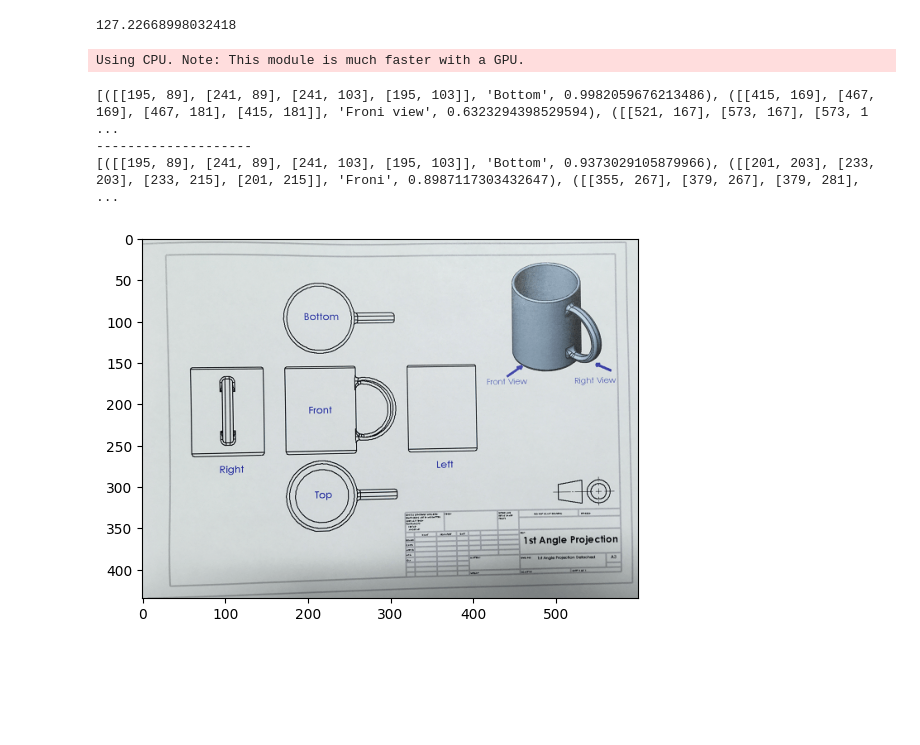
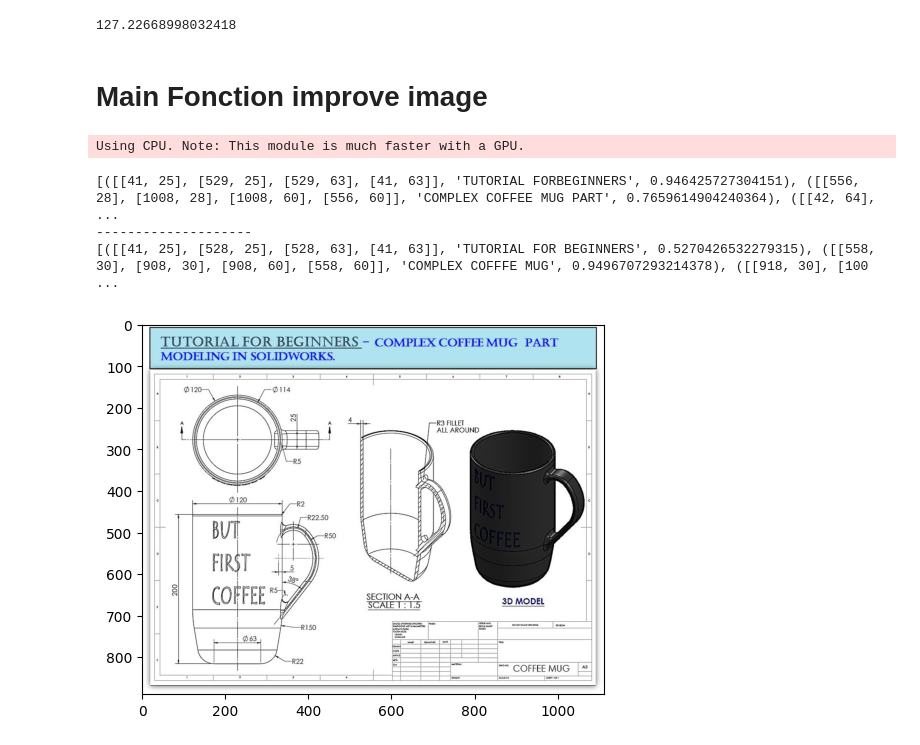
Before and after one commit to nosakail/OCR, a Jupyter notebook: experimental-framework/get_best_parameters.ipynb, the cells around one changed output. Drawn from its saved outputs; the diff is of its cells as text; code cells hidden in the pictures; blank space fills up the shorter version.

Commit message:
test, improvment, structuration

```diff
--- a/experimental-framework/get_best_parameters.ipynb
+++ b/experimental-framework/get_best_parameters.ipynb
@@ -7,7 +7,7 @@ import matplotlib.pyplot as plt
 # %%
 #have list of images path
 from glob import glob
-data_dir = 'test'
+data_dir = 'data'
 img_fns = glob(data_dir + '/*')
 #print(img_fns)
 # %% [markdown]
@@ -290,6 +290,8 @@ threshold_saturation = sum(sat) / len(sat)
 print(threshold_saturation)
 # %% [output]
 127.22668998032418
+# %% [markdown]
+# Main Fonction improve image
 # %%
 #fonction who apply filters to image in repertory, create,and stocke this image and in other repertory
 
@@ -321,25 +323,25 @@ def improve_image(img_path):
                 cv2.imwrite(new_img_path, img)
 # %%
 reader = easyocr.Reader(['en'], gpu=False)
-img_pathhh = 'test/de.png'
+img_pathhh = 'test/de2.jpg'
 improve_image(img_pathhh)
 
-img_path_result = 'img_to_process/de_result.png'
+img_path_result = 'img_to_process/de2_result.png'
 
 
 imggg = cv2.imread(img_pathhh)
 img2 = cv2.imread(img_path_result)
 result = reader.readtext(imggg)
 result2 = reader.readtext(img2)
 
 
 plt.imshow(imggg)
 print(result)
 print("--------------------")
 print(result2)
 # %% [output]
 Using CPU. Note: This module is much faster with a GPU.
-[([[195, 89], [241, 89], [241, 103], [195, 103]], 'Bottom', 0.9982059676213486), ([[415, 169], [467, 169], [467, 181], [415, 181]], 'Froni view', 0.6323294398529594), ([[521, 167], [573, 167], [573, 1 ...
+[([[41, 25], [529, 25], [529, 63], [41, 63]], 'TUTORIAL FORBEGINNERS', 0.946425727304151), ([[556, 28], [1008, 28], [1008, 60], [556, 60]], 'COMPLEX COFFEE MUG PART', 0.7659614904240364), ([[42, 64],  ...
 --------------------
-[([[195, 89], [241, 89], [241, 103], [195, 103]], 'Bottom', 0.9373029105879966), ([[201, 203], [233, 203], [233, 215], [201, 215]], 'Froni', 0.8987117303432647), ([[355, 267], [379, 267], [379, 281],  ...
+[([[41, 25], [528, 25], [528, 63], [41, 63]], 'TUTORIAL FOR BEGINNERS', 0.5270426532279315), ([[558, 30], [908, 30], [908, 60], [558, 60]], 'COMPLEX COFFFE MUG', 0.9496707293214378), ([[918, 30], [100 ...
-[figure, old version]
+[figure, new version]
```
Also changed, not shown: parts of 3 cells of this notebook, 13 other files.
